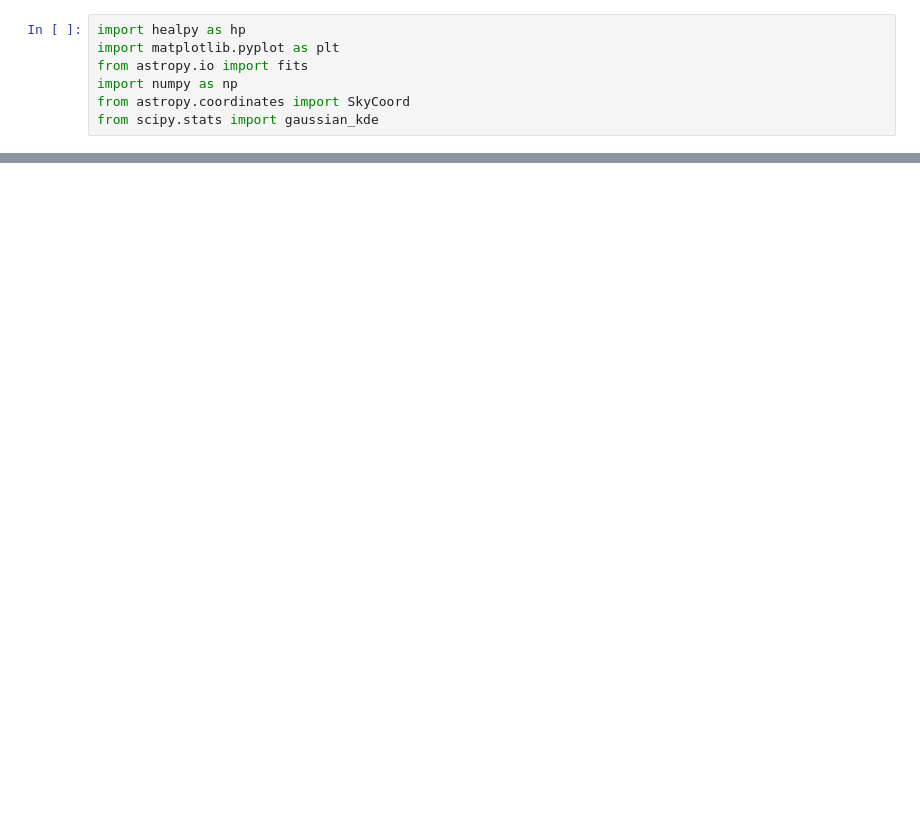
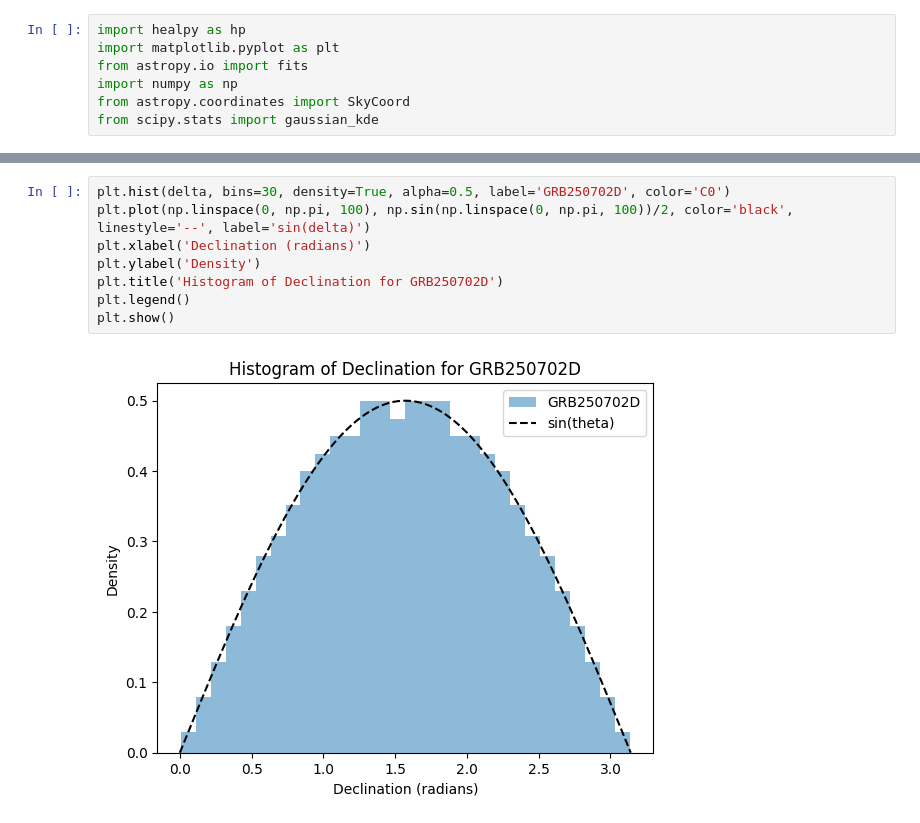
Before and after one commit to hemantaph/lensed-GRB-GW-identification, a Jupyter notebook: data/bayes_factor_sky.ipynb, the cells around one changed output, grey strips where cells are left out. Cells and saved outputs as stored; diff of their text form; blank space fills up the shorter version.

```diff
--- a/data/bayes_factor_sky.ipynb
+++ b/data/bayes_factor_sky.ipynb
@@ -99,0 +99,10 @@ plt.show()
+# %%
+plt.hist(delta, bins=30, density=True, alpha=0.5, label='GRB250702D', color='C0')
+plt.plot(np.linspace(0, np.pi, 100), np.sin(np.linspace(0, np.pi, 100))/2, color='black', linestyle='--', label='sin(delta)')
+plt.xlabel('Declination (radians)')
+plt.ylabel('Density')
+plt.title('Histogram of Declination for GRB250702D')
+plt.legend()
+plt.show()
+# %% [output]
+[figure, added]
```
Also changed, not shown: parts of 10 cells of this notebook.
